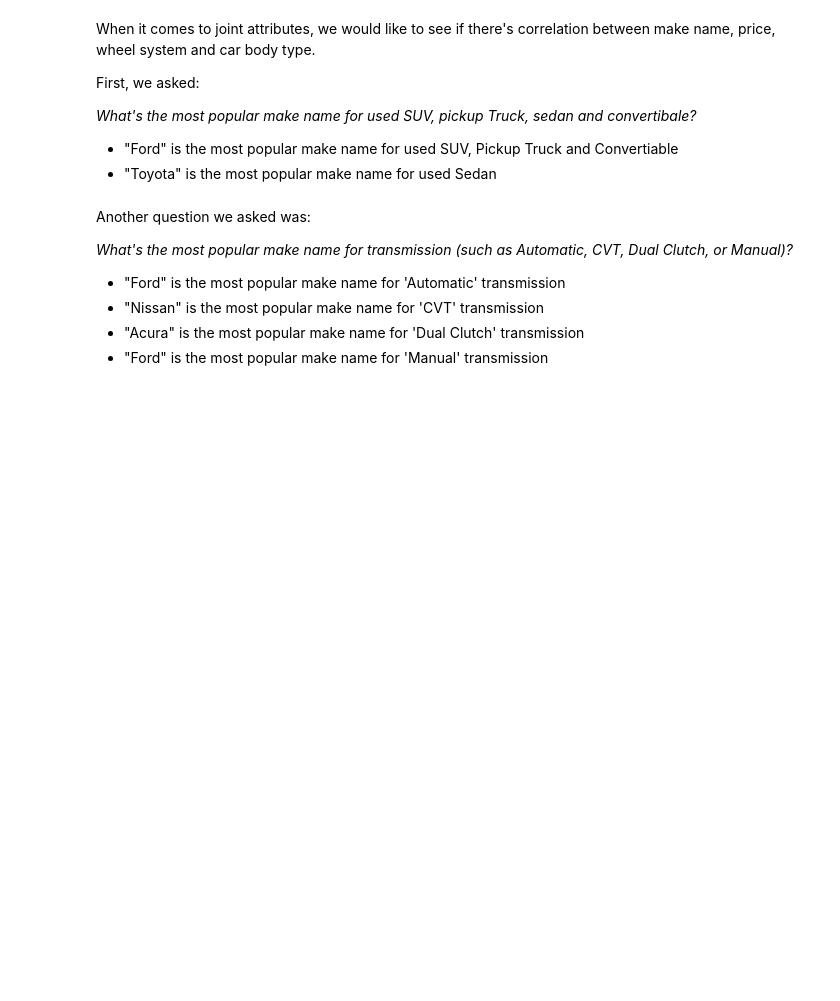
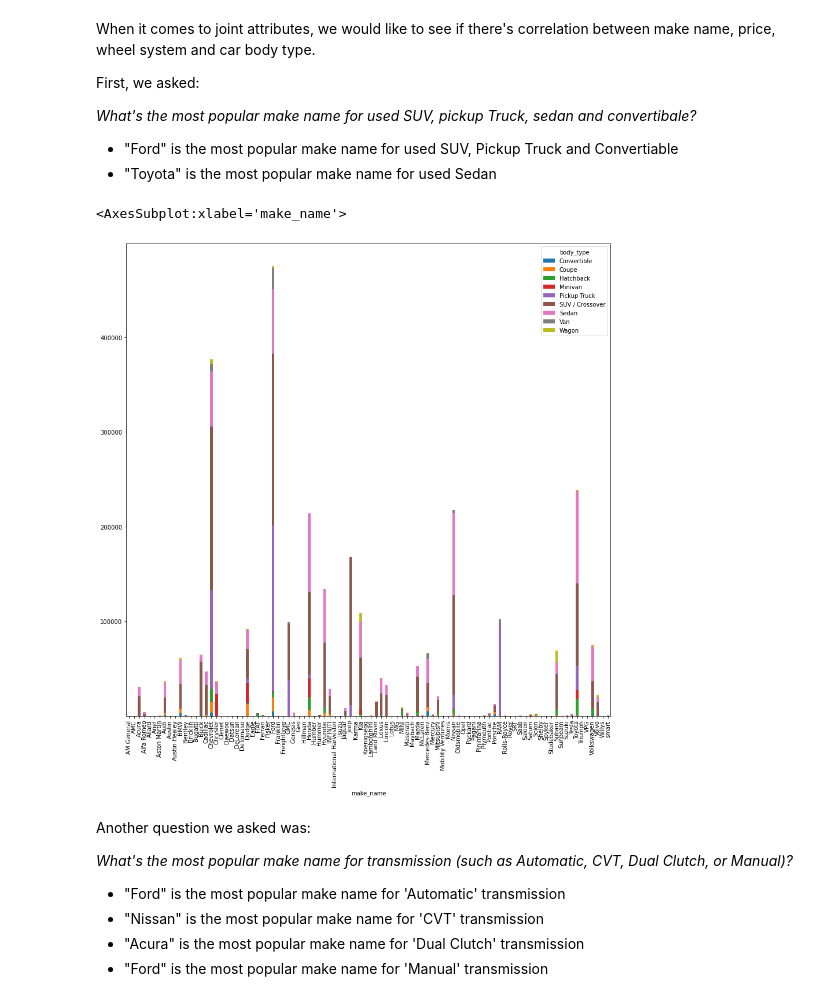
Before and after one commit to chee154/ml-Py-used_cars, a Jupyter notebook: Used_Car_Lab_1_DataVisualization.ipynb, the cells around one changed output. Cells and saved outputs as stored; diff of their text form; code cells hidden in the pictures; blank space fills up the shorter version.

```diff
--- a/Used_Car_Lab_1_DataVisualization.ipynb
+++ b/Used_Car_Lab_1_DataVisualization.ipynb
@@ -528,7 +673,10 @@ First, we asked:
 * "Toyota" is the most popular make name for used Sedan
 # %%
 df_carMake = pd.crosstab(df_cln_1.make_name, df_cln_1.body_type)
-df_carMake.plot(figsize=(20,20), kind="bar", stacked = True)
+df_carMake.plot(figsize=(15,15), kind="bar", stacked = True)
+# %% [output]
+<AxesSubplot:xlabel='make_name'>
+[figure, added]
 # %% [markdown]
 Another question we asked was:
 
```
Also changed, not shown: parts of 33 cells of this notebook.
